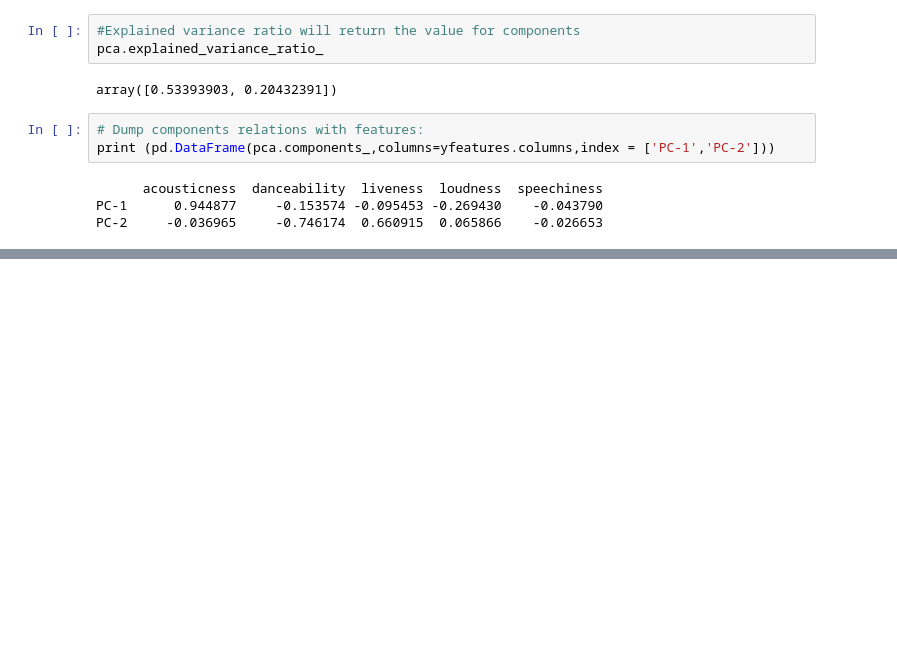
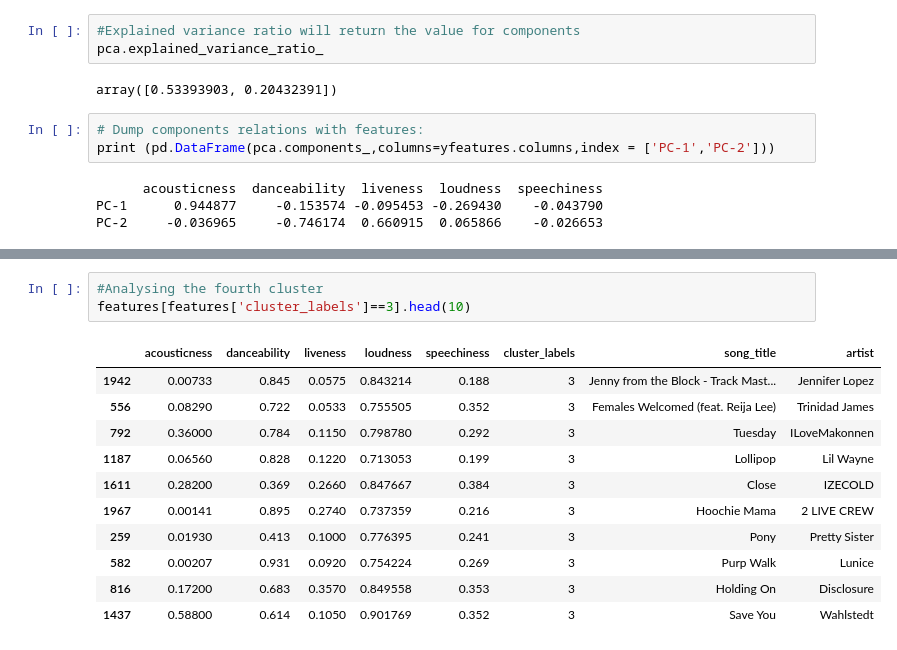
Before and after one commit to Devanshi-123/Mood-Detection, a Jupyter notebook: Mood_Prediction.ipynb, the cells around one changed output, grey strips where cells are left out. Cells and saved outputs as stored; diff of their text form; blank space fills up the shorter version.

```diff
--- a/Mood_Prediction.ipynb
+++ b/Mood_Prediction.ipynb
@@ -294,0 +387,15 @@ PC-2     -0.036965     -0.746174  0.660915  0.065866    -0.026653
+# %%
+#Analysing the fourth cluster
+features[features['cluster_labels']==3].head(10)
+# %% [output]
+|  | acousticness | danceability | liveness | loudness | speechiness | cluster_labels | song_title | artist |
+| 1942 | 0.00733 | 0.845 | 0.0575 | 0.843214 | 0.188 | 3 | Jenny from the Block - Track Mast... | Jennifer Lopez |
+| 556 | 0.08290 | 0.722 | 0.0533 | 0.755505 | 0.352 | 3 | Females Welcomed (feat. Reija Lee) | Trinidad James |
+| 792 | 0.36000 | 0.784 | 0.1150 | 0.798780 | 0.292 | 3 | Tuesday | ILoveMakonnen |
+| 1187 | 0.06560 | 0.828 | 0.1220 | 0.713053 | 0.199 | 3 | Lollipop | Lil Wayne |
+| 1611 | 0.28200 | 0.369 | 0.2660 | 0.847667 | 0.384 | 3 | Close | IZECOLD |
+| 1967 | 0.00141 | 0.895 | 0.2740 | 0.737359 | 0.216 | 3 | Hoochie Mama | 2 LIVE CREW |
+| 259 | 0.01930 | 0.413 | 0.1000 | 0.776395 | 0.241 | 3 | Pony | Pretty Sister |
+| 582 | 0.00207 | 0.931 | 0.0920 | 0.754224 | 0.269 | 3 | Purp Walk | Lunice |
+| 816 | 0.17200 | 0.683 | 0.3570 | 0.849558 | 0.353 | 3 | Holding On | Disclosure |
+| 1437 | 0.58800 | 0.614 | 0.1050 | 0.901769 | 0.352 | 3 | Save You | Wahlstedt |
```
Also changed, not shown: parts of 10 cells of this notebook.
